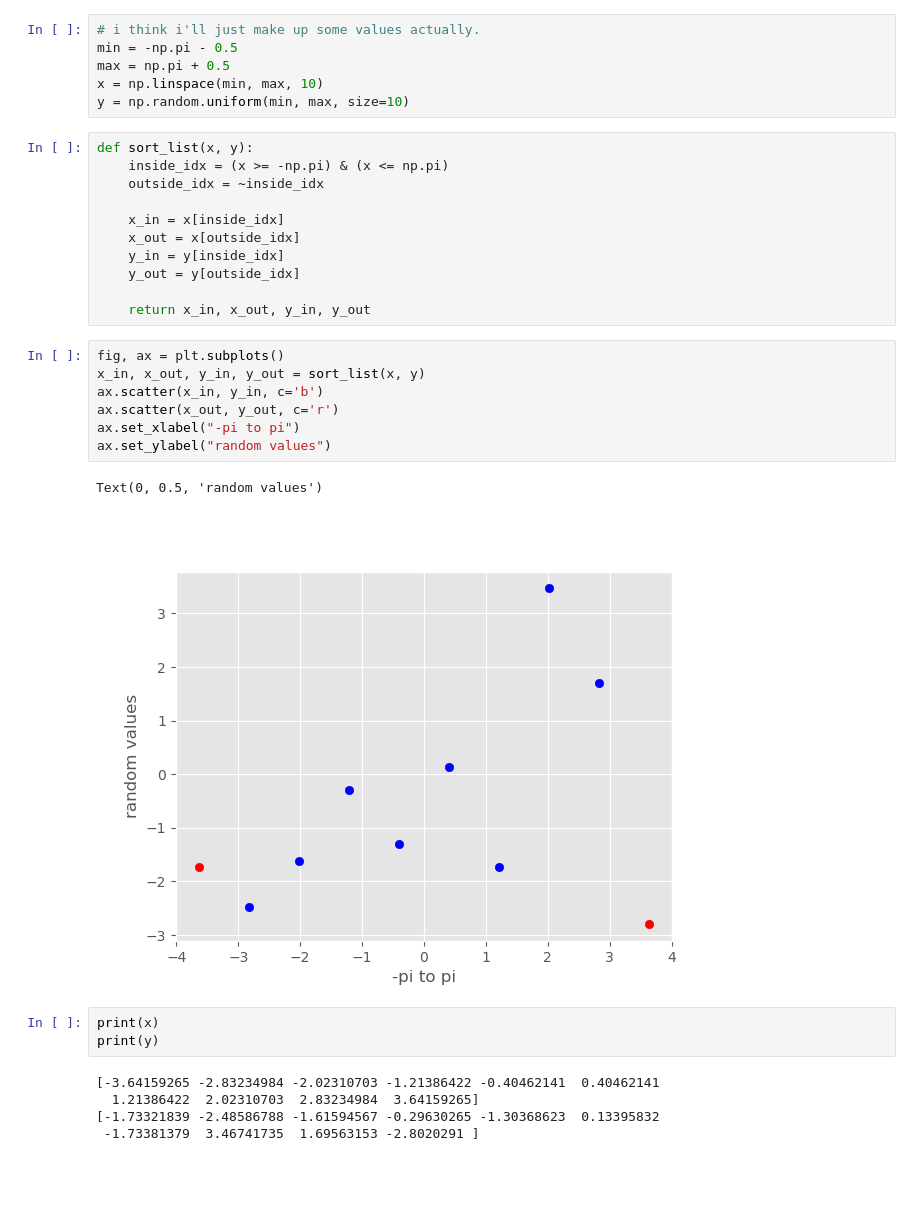
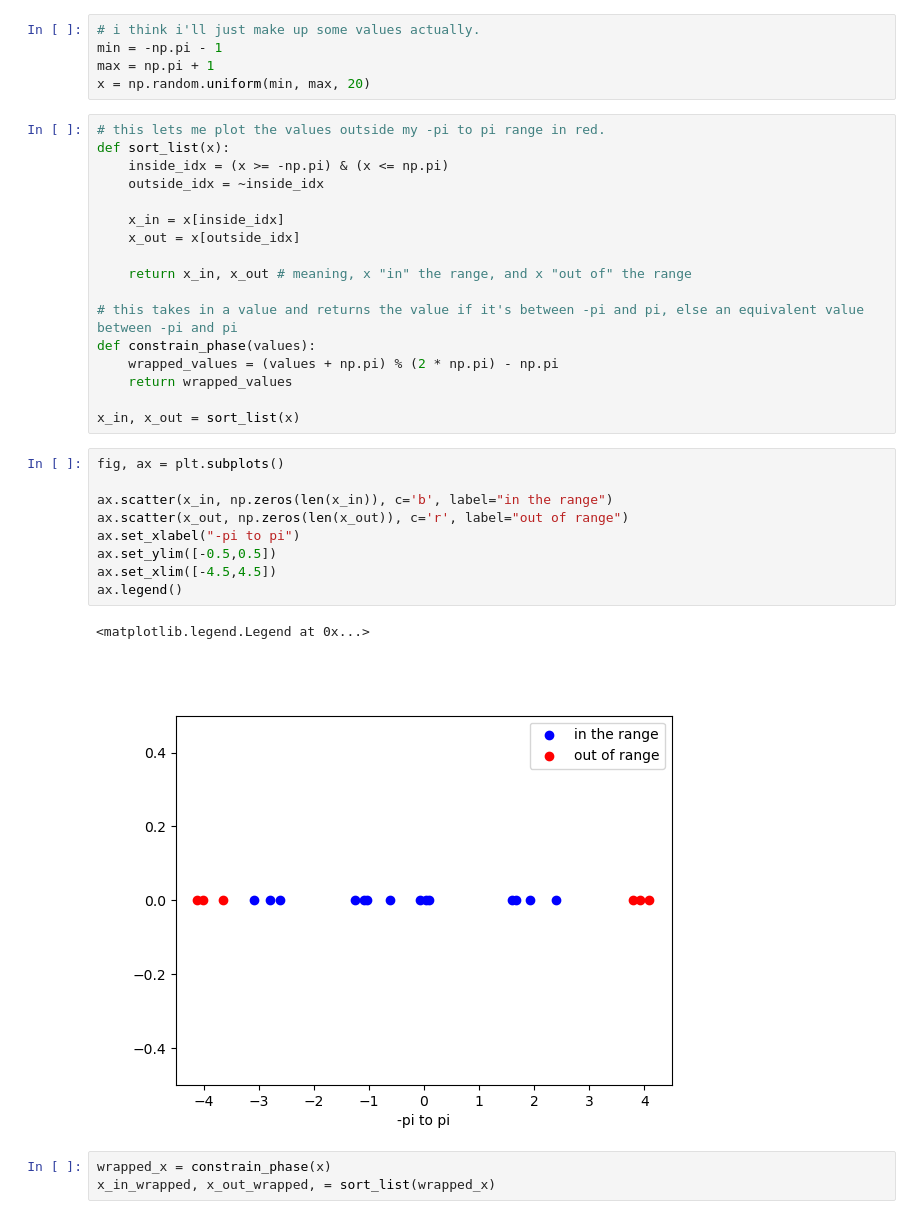
Before and after one commit to Kovaleski-Research-Lab/Surrogate_Model, a Jupyter notebook: src/evaluation/study_phase_regression.ipynb, the cells around one changed output. Cells and saved outputs as stored; diff of their text form; blank space fills up the shorter version.

```diff
--- a/src/evaluation/study_phase_regression.ipynb
+++ b/src/evaluation/study_phase_regression.ipynb
@@ -76,35 +72,37 @@ ax.scatter(x_out, y_out, c='r')
 # %%
 # i think i'll just make up some values actually.
-min = -np.pi - 0.5
-max = np.pi + 0.5
-x = np.linspace(min, max, 10)
-y = np.random.uniform(min, max, size=10)
+min = -np.pi - 1
+max = np.pi + 1
+x = np.random.uniform(min, max, 20)
-# %%
-def sort_list(x, y):
-    inside_idx = (x >= -np.pi) & (x <= np.pi)
-    outside_idx = ~inside_idx
-
-    x_in = x[inside_idx]
-    x_out = x[outside_idx]
-    y_in = y[inside_idx]
-    y_out = y[outside_idx]
-
-    return x_in, x_out, y_in, y_out
+# %%
+# this lets me plot the values outside my -pi to pi range in red.
+def sort_list(x):
+    inside_idx = (x >= -np.pi) & (x <= np.pi)
+    outside_idx = ~inside_idx
+
+    x_in = x[inside_idx]
+    x_out = x[outside_idx]
+
+    return x_in, x_out # meaning, x "in" the range, and x "out of" the range
+
+# this takes in a value and returns the value if it's between -pi and pi, else an equivalent value between -pi and pi
+def constrain_phase(values):
+    wrapped_values = (values + np.pi) % (2 * np.pi) - np.pi
+    return wrapped_values
+
+x_in, x_out = sort_list(x)
 # %%
 fig, ax = plt.subplots()
-x_in, x_out, y_in, y_out = sort_list(x, y)
-ax.scatter(x_in, y_in, c='b')
-ax.scatter(x_out, y_out, c='r')
+
+ax.scatter(x_in, np.zeros(len(x_in)), c='b', label="in the range")
+ax.scatter(x_out, np.zeros(len(x_out)), c='r', label="out of range")
 ax.set_xlabel("-pi to pi")
-ax.set_ylabel("random values")
+ax.set_ylim([-0.5,0.5])
+ax.set_xlim([-4.5,4.5])
+ax.legend()
 # %% [output]
-Text(0, 0.5, 'random values')
+<matplotlib.legend.Legend at 0x...>
-[figure, old version]
+[figure, new version]
-# %%
-print(x)
-print(y)
-# %% [output]
-[-3.64159265 -2.83234984 -2.02310703 -1.21386422 -0.40462141  0.40462141
-  1.21386422  2.02310703  2.83234984  3.64159265]
-[-1.73321839 -2.48586788 -1.61594567 -0.29630265 -1.30368623  0.13395832
- -1.73381379  3.46741735  1.69563153 -2.8020291 ]
+# %%
+wrapped_x = constrain_phase(x)
+x_in_wrapped, x_out_wrapped, = sort_list(wrapped_x)
```
Also changed, not shown: parts of 13 cells of this notebook, 8 other files.
